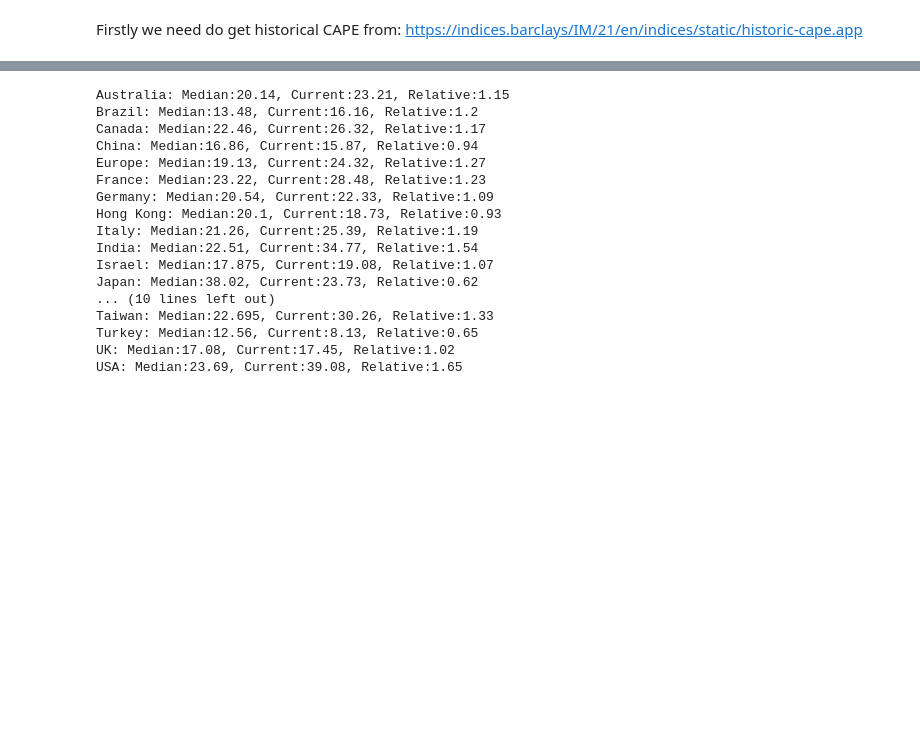
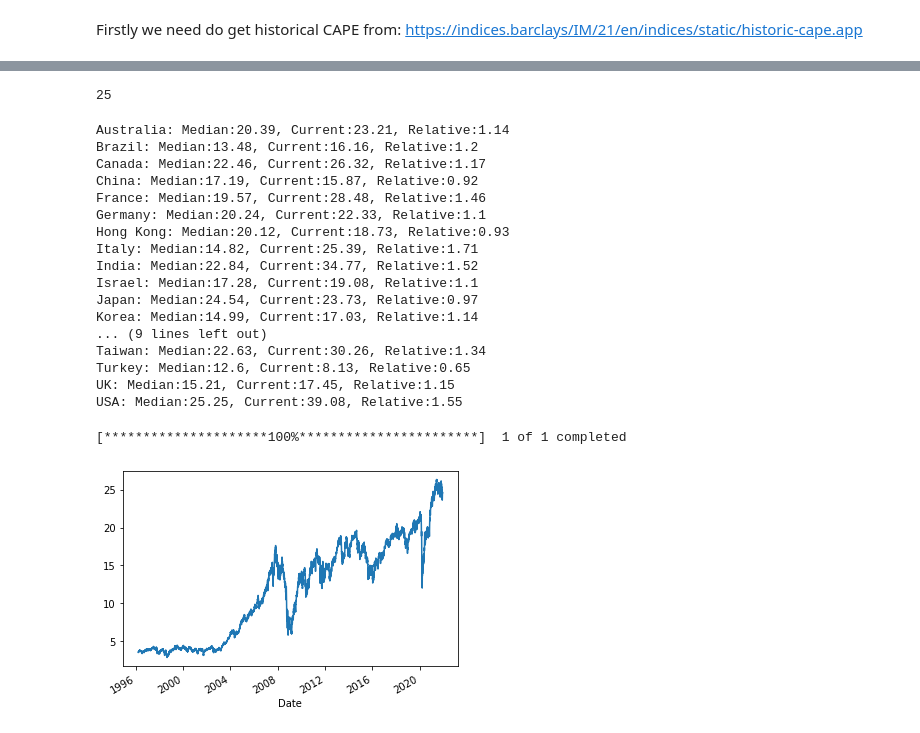
Before and after one commit to rdemarqui/World_CAPE_ratio, a Jupyter notebook: World_CAPE_ratio.ipynb, the cells around one changed output, grey strips where cells are left out. Saved outputs shown, nothing was run; the diff lists cells and outputs as text; code cells hidden in the pictures; blank space fills up the shorter version.

```diff
--- a/World_CAPE_ratio.ipynb
+++ b/World_CAPE_ratio.ipynb
@@ -31,31 +28,34 @@ df_cape.tail()
+# %%
+all_countries = list(df_cape.columns[1:])
+len(all_countries)
+# %% [output]
+25
 # %%
 def get_median_cape(dataframe, country):
     df_country = dataframe.loc[:, country]
     df_country = df_country[df_country != 0]
     return df_country.quantile(.5)
 # %%
-all_countries = list(df_cape.columns)[1:]
-
 for country in all_countries:
-    median_cape = get_median_cape(df_cape, country)
+    median_cape = round(get_median_cape(df_cape, country), 2)
     current_cape = df_cape.loc[df_cape.index[-1], country]
     relative = round(current_cape/median_cape, 2)
     print(f'{country}: Median:{median_cape}, Current:{current_cape}, Relative:{relative}')
 # %% [output]
-Australia: Median:20.14, Current:23.21, Relative:1.15
+Australia: Median:20.39, Current:23.21, Relative:1.14
 Brazil: Median:13.48, Current:16.16, Relative:1.2
 Canada: Median:22.46, Current:26.32, Relative:1.17
-China: Median:16.86, Current:15.87, Relative:0.94
-Europe: Median:19.13, Current:24.32, Relative:1.27
-France: Median:23.22, Current:28.48, Relative:1.23
-Germany: Median:20.54, Current:22.33, Relative:1.09
-Hong Kong: Median:20.1, Current:18.73, Relative:0.93
-Italy: Median:21.26, Current:25.39, Relative:1.19
-India: Median:22.51, Current:34.77, Relative:1.54
-Israel: Median:17.875, Current:19.08, Relative:1.07
-Japan: Median:38.02, Current:23.73, Relative:0.62
-... (10 lines left out)
-Taiwan: Median:22.695, Current:30.26, Relative:1.33
-Turkey: Median:12.56, Current:8.13, Relative:0.65
-UK: Median:17.08, Current:17.45, Relative:1.02
-USA: Median:23.69, Current:39.08, Relative:1.65
+China: Median:17.19, Current:15.87, Relative:0.92
+France: Median:19.57, Current:28.48, Relative:1.46
+Germany: Median:20.24, Current:22.33, Relative:1.1
+Hong Kong: Median:20.12, Current:18.73, Relative:0.93
+Italy: Median:14.82, Current:25.39, Relative:1.71
+India: Median:22.84, Current:34.77, Relative:1.52
+Israel: Median:17.28, Current:19.08, Relative:1.1
+Japan: Median:24.54, Current:23.73, Relative:0.97
+Korea: Median:14.99, Current:17.03, Relative:1.14
+... (9 lines left out)
+Taiwan: Median:22.63, Current:30.26, Relative:1.34
+Turkey: Median:12.6, Current:8.13, Relative:0.65
+UK: Median:15.21, Current:17.45, Relative:1.15
+USA: Median:25.25, Current:39.08, Relative:1.55
@@ -61,0 +69,9 @@ USA: Median:23.69, Current:39.08, Relative:1.65
+# %%
+data = yf.download('EWA','1981-12-31','2021-12-12')
+# %% [output]
+[*********************100%***********************]  1 of 1 completed
+# %%
+data['Adj Close'].plot()
+plt.show()
+# %% [output]
+[figure, added]
```
Also changed, not shown: parts of 16 cells of this notebook.
